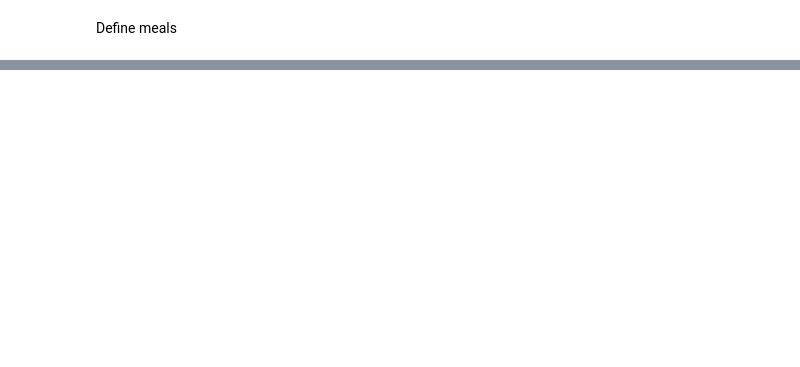
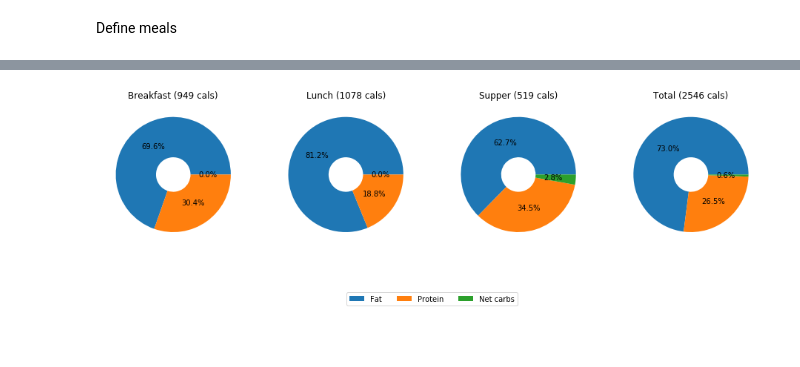
Before and after one commit to fabiangunzinger/learning, a Jupyter notebook: food-data/foods.ipynb, the cells around one changed output, grey strips where cells are left out. Cells and saved outputs as stored; diff of their text form; code cells hidden in the pictures; blank space fills up the shorter version.

```diff
--- a/food-data/foods.ipynb
+++ b/food-data/foods.ipynb
@@ -55,17 +56,22 @@ Define meals
 def calc_nutrients(data, meal):
 
     nutrients = ['calories', 'fat', 'protein', 'net_carbs']
+    macros = ['fat', 'protein', 'net_carbs']
+    portions = list(meal.values())
 
-    data = data.loc[data.name.isin(meal), nutrients].sum()
+    data = (data.loc[data.index.isin(meal), nutrients]
+            .reindex(meal)
+            .multiply(portions, axis=0))
 
-    grams = data[1:].copy()
-    grams['total'] = grams.sum()
+    grams = data[macros].copy().T.sum(1)
+    grams[grams < 0] = 0
 
-    cals = data[1:].copy()
+    cals = pd.Series(dtype='float')
     cals['fat'] = grams.fat * 9
     cals['protein'] = grams.protein * 4
     cals['net_carbs'] = grams.net_carbs * 4
-    cals['total'] = data['calories']
+    cals['total'] = data['calories'].sum()
+    cals[cals < 0] = 0
 
     nuts = pd.concat([grams, cals], axis=1)
     nuts = nuts.reindex(['total', 'fat', 'protein', 'net_carbs'])
@@ -75,56 +81,60 @@ def calc_nutrients(data, meal):
     return nuts
 
 
+def make_nuts_dict(meals):
+    meal_nuts = {meal: calc_nutrients(myfoods, meals[meal]) for meal in meals}
+    meal_nuts['total'] = sum([meal_nuts[meal] for meal in meal_nuts])
+    return meal_nuts
+
+
 def make_dashboard(meals):
 
-    def make_doughnut(data, axis, meal_name):
-        total_cals = data.loc['total', 'cals']
-        nuts = data[1:]
+    def make_doughnut(meal_data, axis, meal_name):
+        total_cals = meal_data.loc['total', 'cals']
+        nuts = meal_data[1:]
 
-        ax[axis].pie(nuts.cals, autopct='%2.1f%%')
-        ax[axis].set_title(f"{meal_name.capitalize()} ({total_cals:4.0f} cals)")
+        ax[axis].pie(nuts.cals,
+                     autopct='%.1f%%',
+                     wedgeprops=dict(width=0.7))
+        ax[axis].set_title(f"{meal_name.capitalize()} ({total_cals:.0f} cals)")
 
     fig, ax = plt.subplots(1, len(meals), figsize=(16, 8))
 
     for meal_num, meal_name in enumerate(meals):
         make_doughnut(meals[meal_name], meal_num, meal_name)
 
-    fig.legend(['fat', 'protein', 'net_carbs'],
+    fig.legend(['Fat', 'Protein', 'Net carbs'],
                loc='lower center',
                borderaxespad=6, ncol=3);
 
 meals = {
 
     'breakfast': {
+        'cauliflower': 1,
+        'cheese': 1.5,
         'eggs': 2,
-        'spinach': 1,
-        'cauliflower': 1,
-        'cheese': 9
+        'spinach': 0.5,
     },
 
     'lunch': {
-        'lettuce': 2,
-        'avocado': 1.5,
+        'avocado': 0.8,
+        'cauliflower': 1,
+        'cheese': .5,
+        'lettuce': 1.5,
+        'nuts and seed mix': .5,
         'olive oil': .3,
-        'red pepper': 1,
-        'nuts and seed mix': .5,
         'tofu': 2,
-        'cheese': 4
     },
 
-#     'supper': {
-#         'vegetables': 0,
-#         'avocado': 1.5,
-#         'butter': .2,
-#         'pork steak': 0,
-#         'cheese': 0
-#     }
+    'supper': {
+        'avocado': 0,
+        'butter': ,
+        'trout': 2,
+        'vegetables': 2,
+    }
 }
 
-meal_nuts = {meal: calc_nutrients(myfoods, meals[meal]) for meal in meals}
-meal_nuts['total'] = sum([meal_nuts[meal] for meal in meal_nuts])
+meal_nuts = make_nuts_dict(meals)
 
-# make_dashboard(meal_nuts)
-
-meal_nuts
+make_dashboard(meal_nuts)
 # %% [output]
@@ -145,0 +141 @@ meal_nuts
+[figure, added]
```
Also changed, not shown: parts of 4 cells of this notebook.
